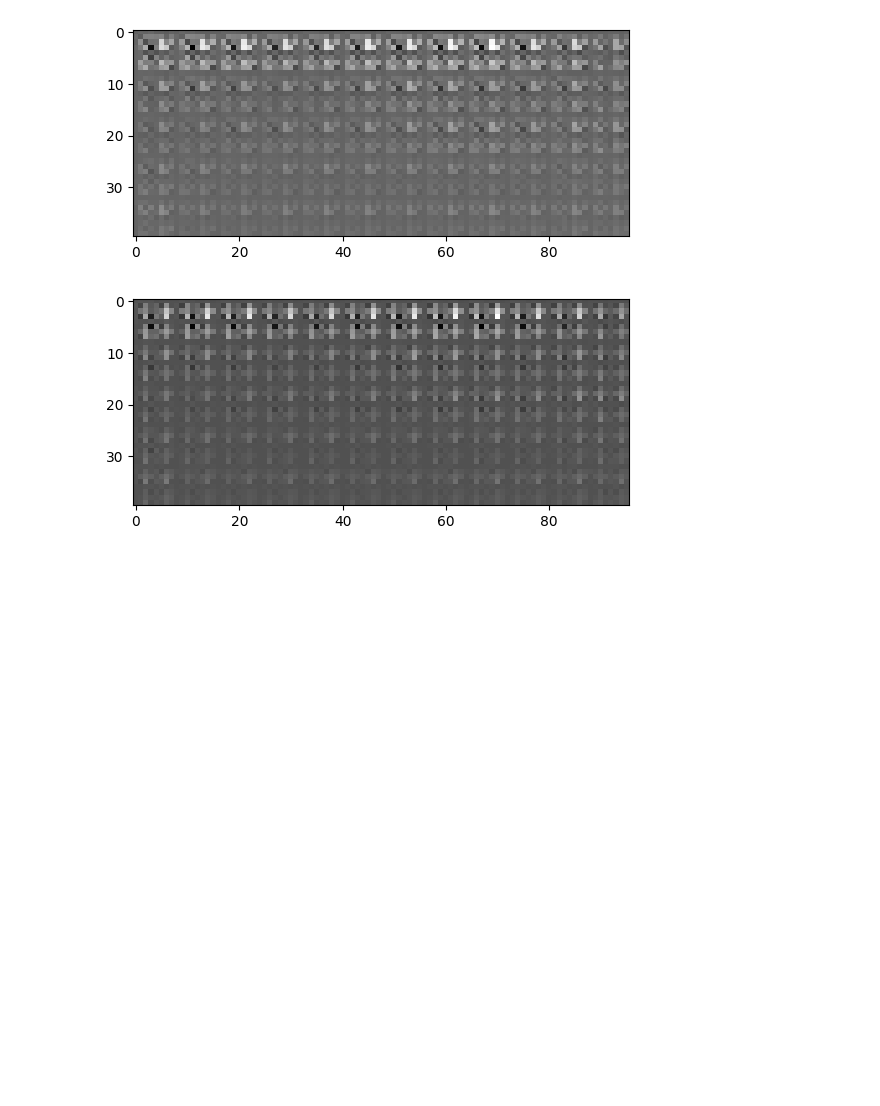
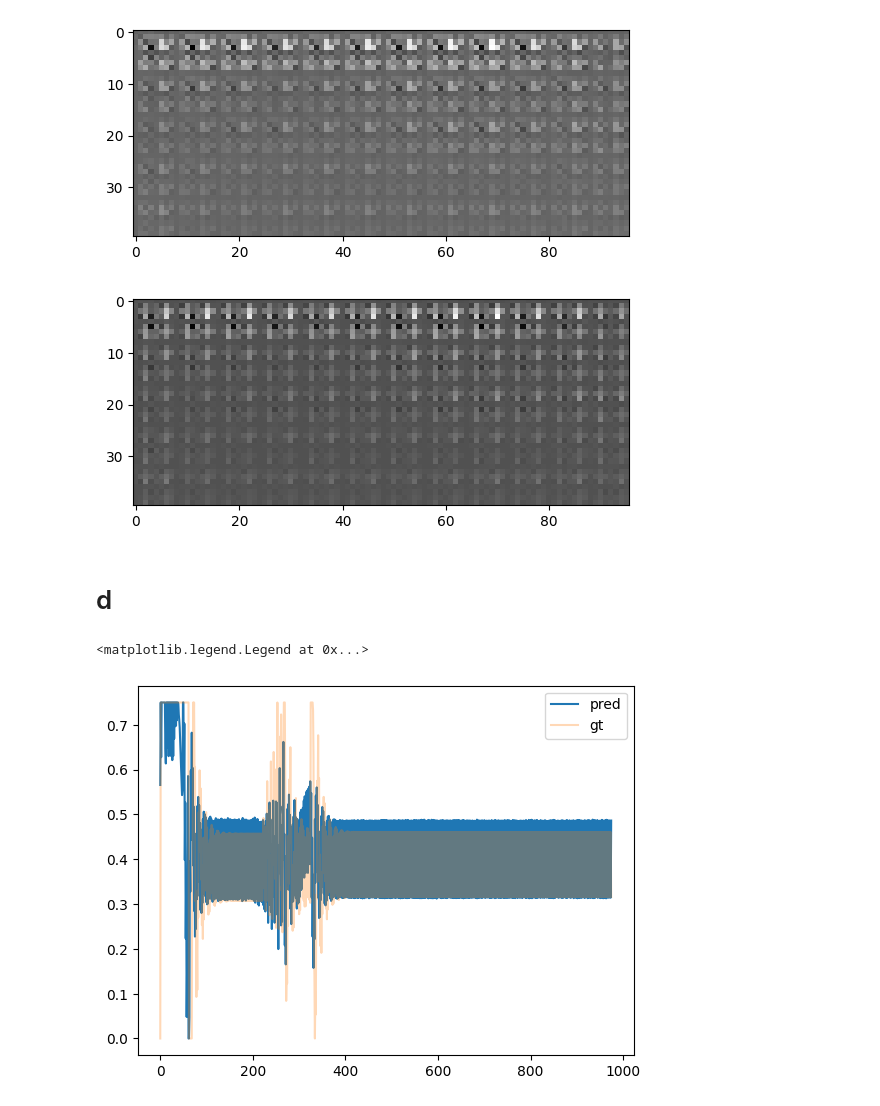
Before and after one commit to karthiknambiar29/LearningByCheating, a Jupyter notebook: drive/test.ipynb, the cells around one changed output. Cells and saved outputs as stored; diff of their text form; code cells hidden in the pictures; blank space fills up the shorter version.

```diff
--- a/drive/test.ipynb
+++ b/drive/test.ipynb
@@ -96,3 +125,5 @@ for i in range(5):
 [figure]
 [figure]
 [figure]
+# %% [markdown]
+# d
@@ -98,0 +133,8 @@ for i in range(5):
+# %%
+tune = np.load('tune_000.npy', allow_pickle=True)
+plt.plot(tune[0])
+plt.plot(tune[3], alpha=0.3)
+plt.legend(['pred', 'gt'])
+# %% [output]
+<matplotlib.legend.Legend at 0x...>
+[figure, added]
```
Also changed, not shown: parts of 33 cells of this notebook, 13 other files.
